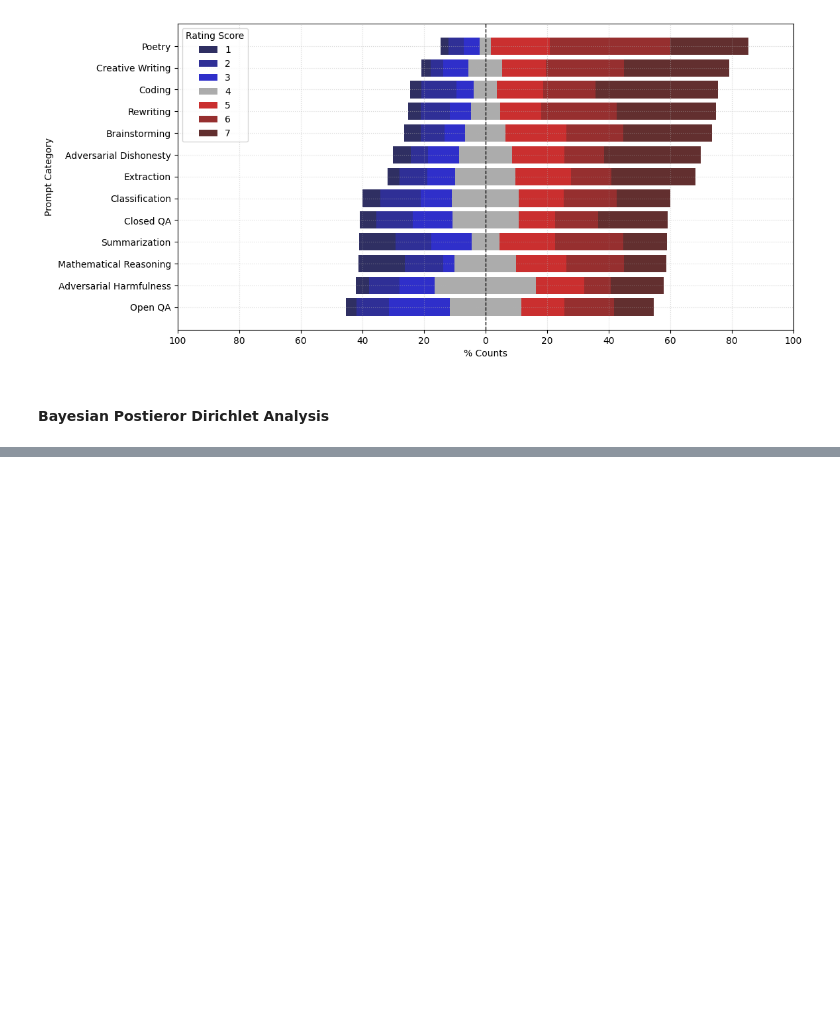
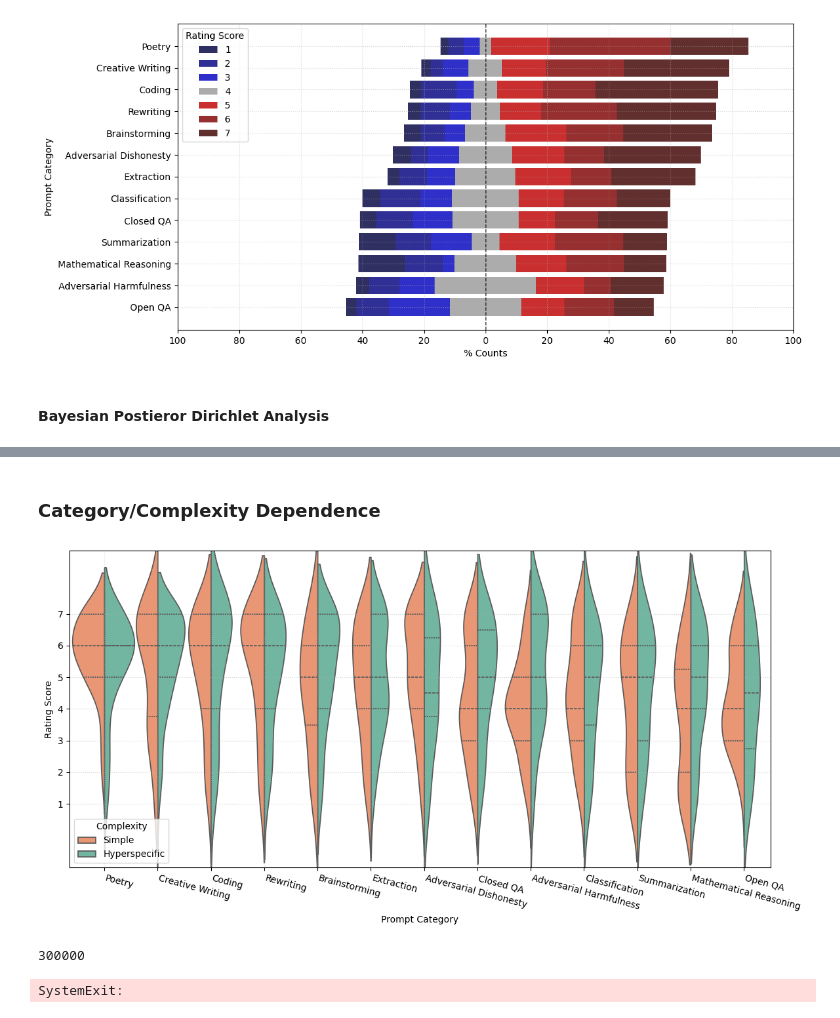
Before and after one commit to aswyatt/DA-Python, a Jupyter notebook: Interview/Data Analysis 1/Human Eval Bard.ipynb, the cells around one changed output, grey strips where cells are left out. Saved outputs shown, nothing was run; the diff lists cells and outputs as text; code cells hidden in the pictures; blank space fills up the shorter version.

Commit message:
Update category/complexity analysis

```diff
--- a/Interview/Data Analysis 1/Human Eval Bard.ipynb
+++ b/Interview/Data Analysis 1/Human Eval Bard.ipynb
@@ -375,8 +375,8 @@ complexity = pivot.columns
 pivot["Total"] = pivot.sum(axis=1)
 
 # Calcaulte fractions
-for c in complexity:
-    pivot[f"{c} Fraction"] = pivot[c] / pivot["Total"]
+for comp in complexity:
+    pivot[f"{comp} Fraction"] = pivot[comp] / pivot["Total"]
 
 # Determine majority: take 2/3 as a significant majority, but due to statisticaly fluctuations, take 65% (i.e. we get a 35-30-35 distribution)
 pivot["Majority"] = np.select([pivot[f"{c} Fraction"]>.65 for c in complexity], complexity, default="None")
@@ -692,7 +682,7 @@ Generate stacked bar charts for each category
 - Rank the categories by NPS (#>4 - #<4)
 # %%
 # Per-category scores
-pivot = df.groupby(["Prompt Category", "Rating Score"]).size().unstack(fill_value=0).sort_index()
+pivot = df.groupby(["Prompt Category", "Rating Score"]).size().unstack(fill_value=0)
 category_counts = pivot.sum(axis=1)
 scores = pivot.columns  # Get scores
 neutral_score = int(np.median(scores))  # Get neutral score (middle score)
@@ -779,12 +769,12 @@ S = pivot.sum(axis=1)
 fig, ax = figure()
 for col in scores:
     if col==neutral_score:
-        c = "#999999D0"
+        comp = "#999999D0"
     elif col<neutral_score:
-        c = f"#0000{int(255*(1-abs(col-neutral_score)/neutral_score)):02x}D0"
+        comp = f"#0000{int(255*(1-abs(col-neutral_score)/neutral_score)):02x}D0"
     else:
-        c = f"#{int(255*(1-abs(col-neutral_score)/neutral_score)):02x}0000D0"
-    ax.barh(pivot.index, 100*pivot[col]/S, left=100*left[col].values/S, label=col, color=c)
+        comp = f"#{int(255*(1-abs(col-neutral_score)/neutral_score)):02x}0000D0"
+    ax.barh(pivot.index, 100*pivot[col]/S, left=100*left[col].values/S, label=col, color=comp)
 ax.grid(ls=":", alpha=.5)
 ax.invert_yaxis()
 ax.set_xlim(LIM*100)
@@ -1178,0 +860,2 @@ plt.show()
+# %% [markdown]
+### Category/Complexity Dependence
@@ -1178,0 +887,32 @@ plt.show()
+# %%
+# Plot
+fig, ax = figure()
+sns.violinplot(
+    data=df,
+    x="Prompt Category",
+    y="Rating Score",
+    hue="Complexity",
+    hue_order=complexity,  # 👈 controls left/right split,
+    split=True,
+    density_norm="area",
+    inner="quartile",
+    palette=sns.color_palette("Set2")[1::-1],
+    ax=ax,
+    width=1.2,
+    order=sorted_categories,
+    common_norm=True
+)
+
+ax.set_ylabel("Rating Score")
+ax.set_xlabel("Prompt Category")
+ax.legend(title="Complexity", loc="lower left")
+ax.grid(ls=":", alpha=0.5)
+ax.set_yticks(scores)
+ax.set_xticks(sorted_categories)
+ax.set_xticklabels(sorted_categories, rotation=-15, ha="left")
+ax.set_ylim([scores[0]-2, scores[-1]+2])
+ax.set_xlim([-0.65, 12.5])
+plt.tight_layout()
+plt.show()
+# %% [output]
+[figure, added]
@@ -1178,0 +928,8 @@ plt.show()
+# %%
+samples.size
+# %% [output]
+300000
+# %%
+raise SystemExit
+# %% [output]
+SystemExit:
```
Also changed, not shown: parts of 30 cells of this notebook.
